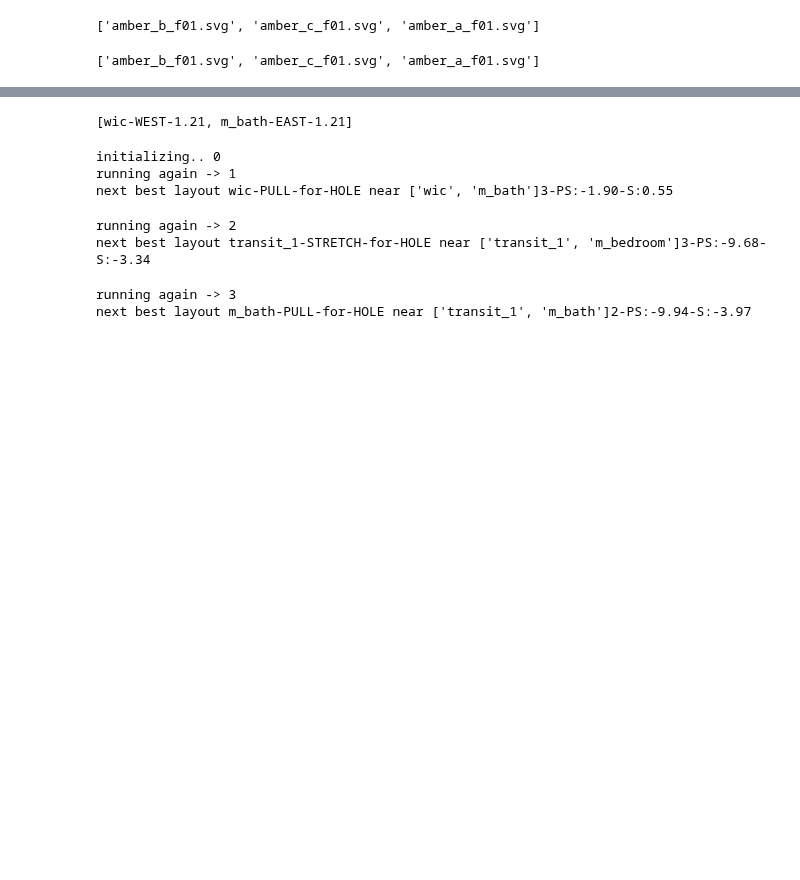
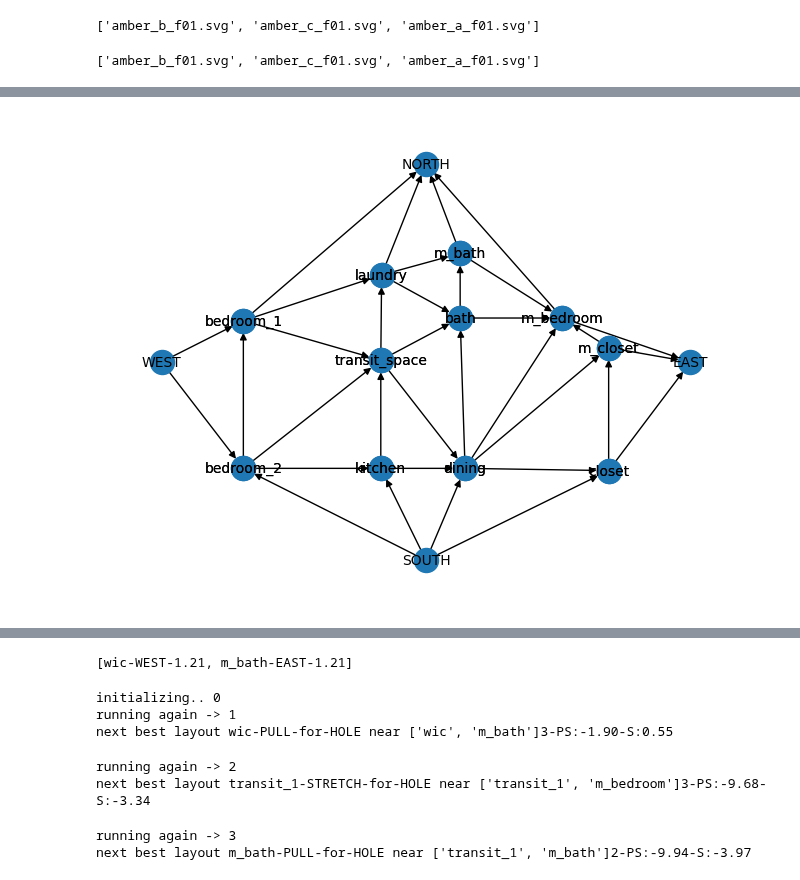
Before and after one commit to juliet29/svg2plan, a Jupyter notebook: _notebooks/stage_2_nbs/t2_scraps.ipynb, the cells around one changed output, grey strips where cells are left out. Saved outputs shown, nothing was run; the diff lists cells and outputs as text; code cells hidden in the pictures; blank space fills up the shorter version.

Commit message:
cardinal directios for connectivity graph

```diff
--- a/_notebooks/stage_2_nbs/t2_scraps.ipynb
+++ b/_notebooks/stage_2_nbs/t2_scraps.ipynb
@@ -51,0 +74,5 @@ Gx, Gy = graphs
+# %%
+Gxd, Gyd = create_cardinal_dags(Gx, Gy)
+draw_cardinal_dags(Gxd, Gyd, domains)
+# %% [output]
+[figure, added]
```
Also changed, not shown: parts of 20 cells of this notebook, 6 other files.
